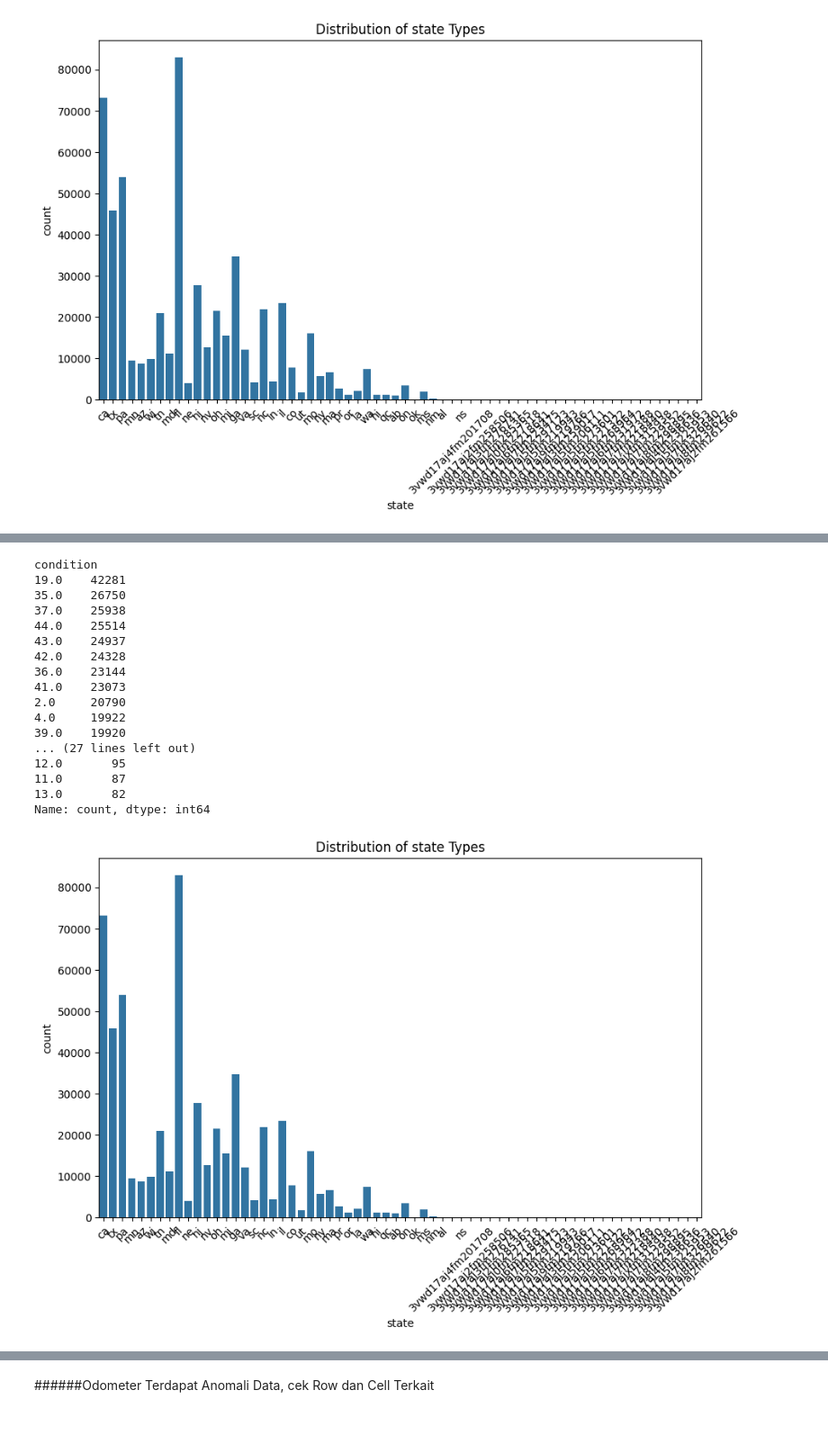
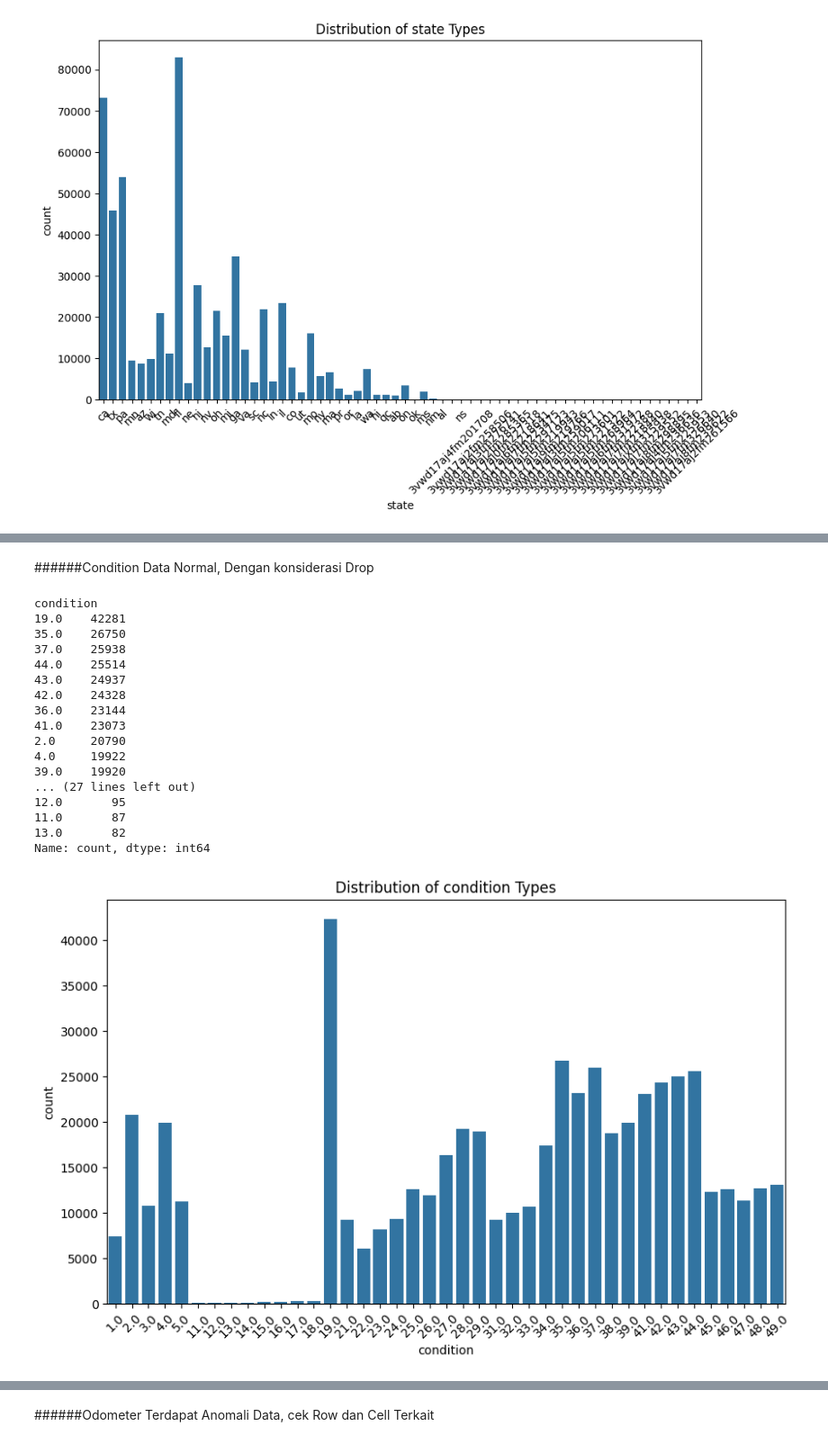
Before and after one commit to Bayhaqieee/GDG_ML_Learning, a Jupyter notebook: Hands_on_DataAnalysis_.ipynb, the cells around one changed output, grey strips where cells are left out. Shown at 90% size. Saved outputs shown, nothing was run; the diff lists cells and outputs as text; code cells hidden in the pictures.

Commit message:
Advanced Data Assessing

```diff
--- a/Hands_on_DataAnalysis_.ipynb
+++ b/Hands_on_DataAnalysis_.ipynb
@@ -340,29 +670,32 @@ Terdapat Anomali Data, cek Row dan Cell Terkait
+# %% [markdown]
+######Condition
+Data Normal, Dengan konsiderasi Drop
 # %%
 # Frequency Analysis
 print(df_data['condition'].value_counts())
 
 # Data Visualization
 plt.figure(figsize=(10, 6))
-sns.countplot(x='state', data=df_data)
-plt.title('Distribution of state Types')
+sns.countplot(x='condition', data=df_data)
+plt.title('Distribution of condition Types')
 plt.xticks(rotation=45)
 plt.show()
 # %% [output]
 condition
 19.0    42281
 35.0    26750
 37.0    25938
 44.0    25514
 43.0    24937
 42.0    24328
 36.0    23144
 41.0    23073
 2.0     20790
 4.0     19922
 39.0    19920
 ... (27 lines left out)
 12.0       95
 11.0       87
 13.0       82
 Name: count, dtype: int64
-[figure, old version]
+[figure, new version]
```
Also changed, not shown: parts of 64 cells of this notebook.
